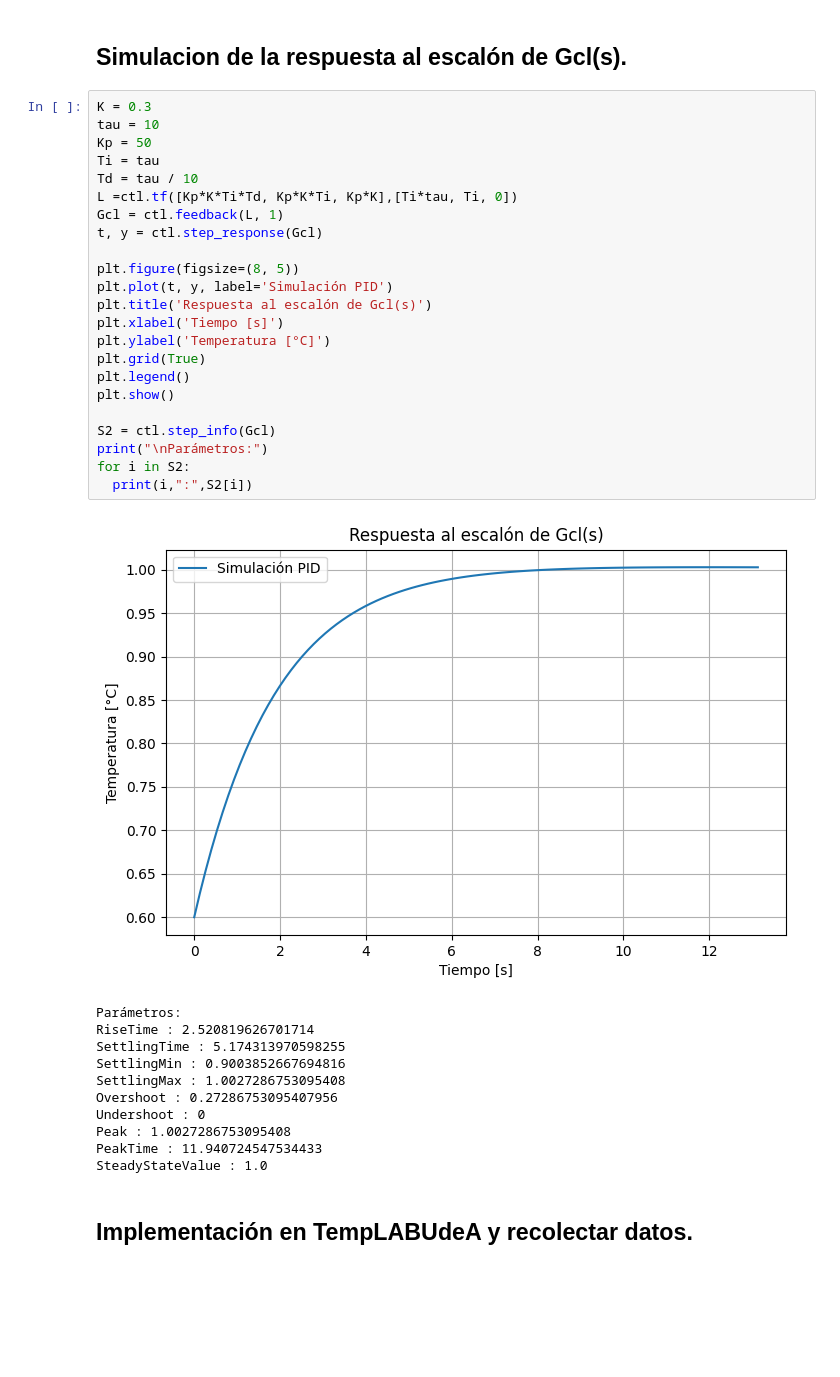
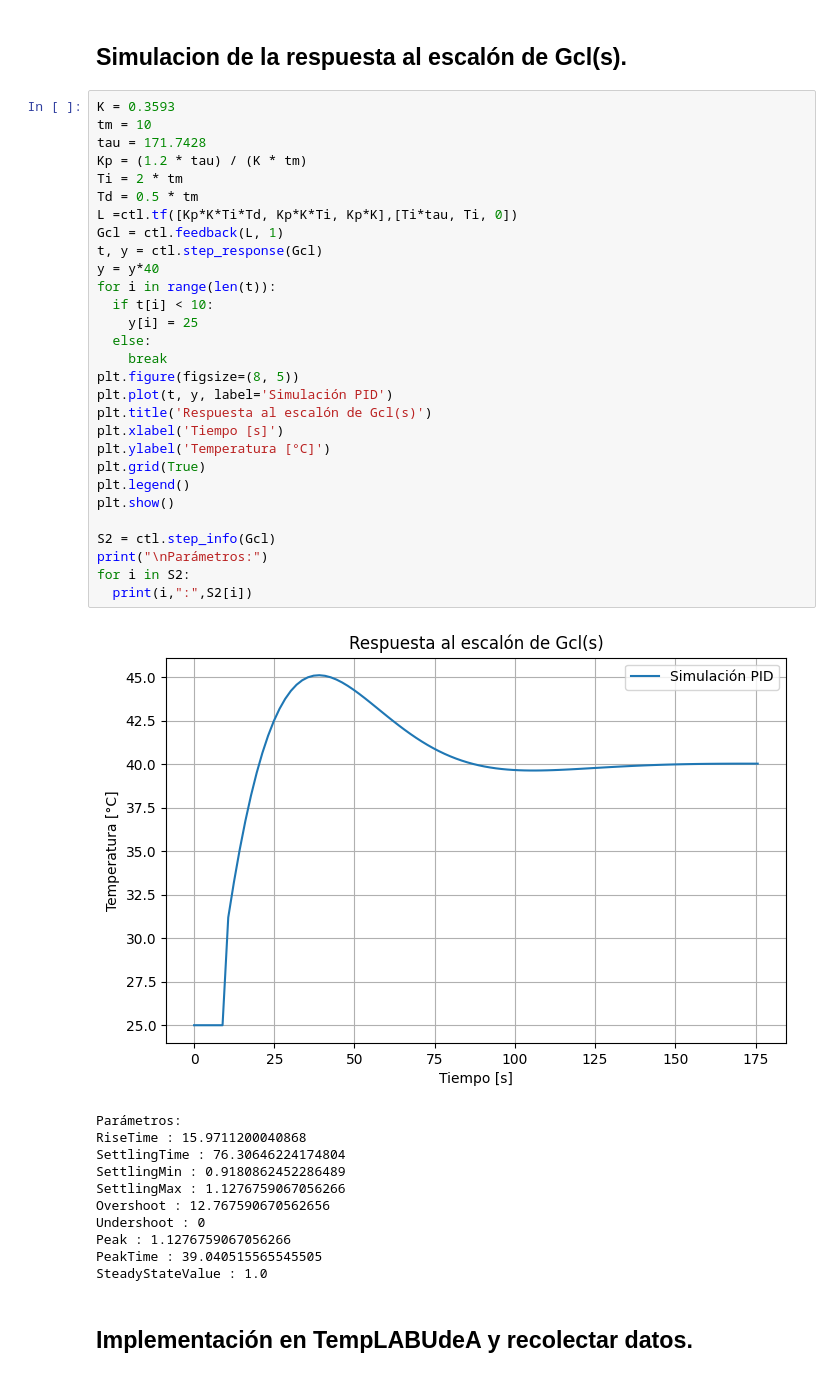
Before and after one commit to jbcgames/Parcia_2_Control, a Jupyter notebook: Andres.ipynb, the cells around one changed output. Cells and saved outputs as stored; diff of their text form; blank space fills up the shorter version.

```diff
--- a/Andres.ipynb
+++ b/Andres.ipynb
@@ -18,39 +18,45 @@ from ipywidgets import interact
 # %% [markdown]
 ## Simulacion de la respuesta al escalón de Gcl(s).
 # %%
-K = 0.3
-tau = 10
-Kp = 50
-Ti = tau
-Td = tau / 10
+K = 0.3593
+tm = 10
+tau = 171.7428
+Kp = (1.2 * tau) / (K * tm)
+Ti = 2 * tm
+Td = 0.5 * tm
 L =ctl.tf([Kp*K*Ti*Td, Kp*K*Ti, Kp*K],[Ti*tau, Ti, 0])
 Gcl = ctl.feedback(L, 1)
 t, y = ctl.step_response(Gcl)
-
+y = y*40
+for i in range(len(t)):
+  if t[i] < 10:
+    y[i] = 25
+  else:
+    break
 plt.figure(figsize=(8, 5))
 plt.plot(t, y, label='Simulación PID')
 plt.title('Respuesta al escalón de Gcl(s)')
 plt.xlabel('Tiempo [s]')
 plt.ylabel('Temperatura [°C]')
 plt.grid(True)
 plt.legend()
 plt.show()
 
 S2 = ctl.step_info(Gcl)
 print("\nParámetros:")
 for i in S2:
   print(i,":",S2[i])
 # %% [output]
-[figure, old version]
+[figure, new version]
 Parámetros:
-RiseTime : 2.520819626701714
-SettlingTime : 5.174313970598255
-SettlingMin : 0.9003852667694816
-SettlingMax : 1.0027286753095408
-Overshoot : 0.27286753095407956
+RiseTime : 15.9711200040868
+SettlingTime : 76.30646224174804
+SettlingMin : 0.9180862452286489
+SettlingMax : 1.1276759067056266
+Overshoot : 12.767590670562656
 Undershoot : 0
-Peak : 1.0027286753095408
-PeakTime : 11.940724547534433
+Peak : 1.1276759067056266
+PeakTime : 39.040515565545505
 SteadyStateValue : 1.0
 # %% [markdown]
 ## Implementación en TempLABUdeA y recolectar datos.
```
Also changed, not shown: parts of 1 cell of this notebook.
